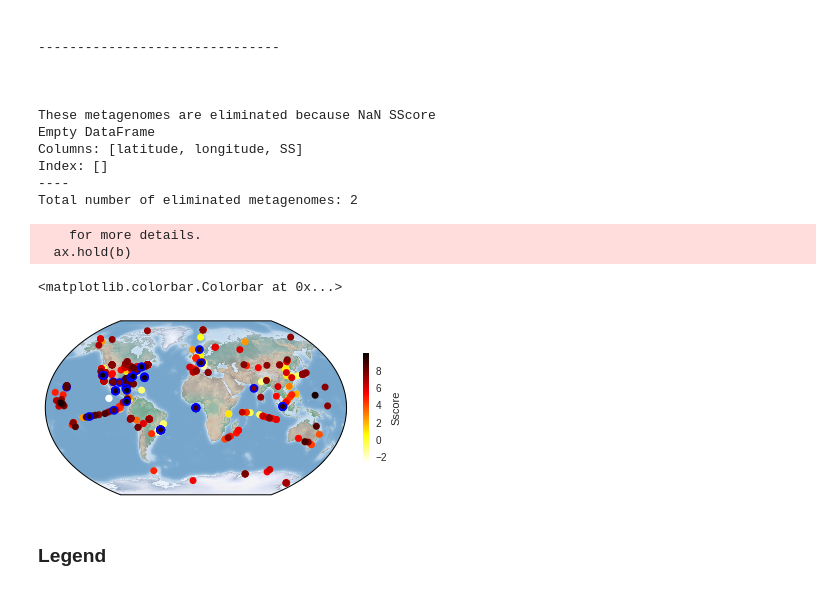
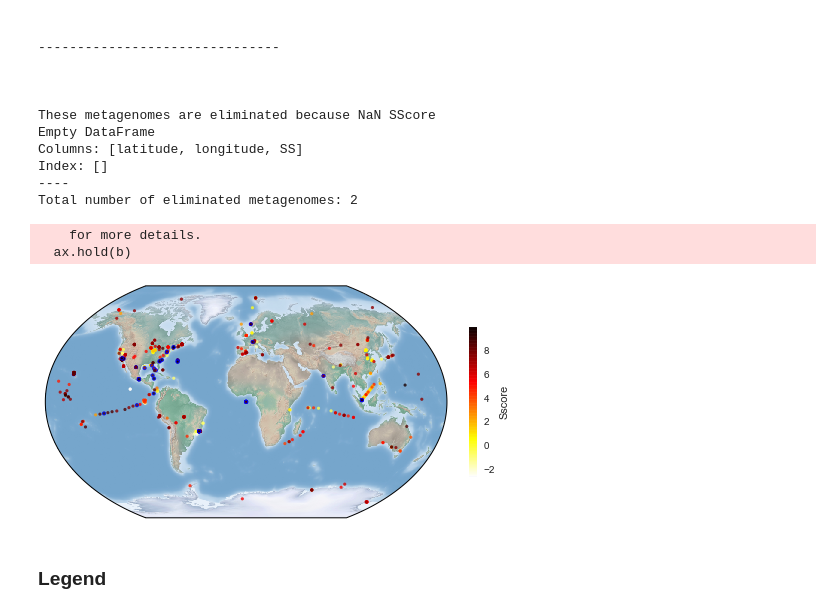
Before and after one commit to eead-csic-compbio/metagenome_Pfam_score, a Jupyter notebook: data/metagenomic_dataset/notebooks/plot_scores_world.ipynb, the cells around one changed output. Drawn from its saved outputs; the diff is of its cells as text; code cells hidden in the pictures.

Commit message:
world_map_SS.png added

```diff
--- a/data/metagenomic_dataset/notebooks/plot_scores_world.ipynb
+++ b/data/metagenomic_dataset/notebooks/plot_scores_world.ipynb
@@ -277,27 +277,29 @@ donuts[donutmask] = 'blue'
 # %%
 # lon_0 is central longitude of projection.
 # resolution = 'c' means use crude resolution coastlines.
 m = Basemap(projection='kav7',lon_0=0,resolution='c')
 
 # Here we can add figure and figure layout
 
 # Drwaing map background, can use .bluemarble, .shadedreleaf or .etopo()
 m.shadedrelief(scale=0.1)
 
 # NOTAS
 # import matplotlib as mpl
 # min_ = coord.Sscore.min()
 # max_ = coord.Sscore.max()
 # norm = mpl.colors.Normalize(vmin=min_, vmax=max_)
 # vals = norm(coord.Sscore)
 
 
 x,y = m(lon, lat)
-plt.scatter(x, y, edgecolors=donuts, c=f_coord.SS, alpha=1, cmap='hot_r',
-            linewidths=1.8)
+plt.scatter(x, y, 10, edgecolors=donuts, c=f_coord.SS, alpha=0.8, cmap='hot_r',
+            linewidths=1)
+
 plt.colorbar(fraction=0.05, shrink=0.5, label='Sscore')
+
+plt.savefig('world_map_SS.png', dpi=600)
 # %% [output]
     for more details.
   ax.hold(b)
-<matplotlib.colorbar.Colorbar at 0x...>
-[figure, old version]
+[figure, new version]
```
Also changed, not shown: parts of 6 cells of this notebook, 4 other files.
